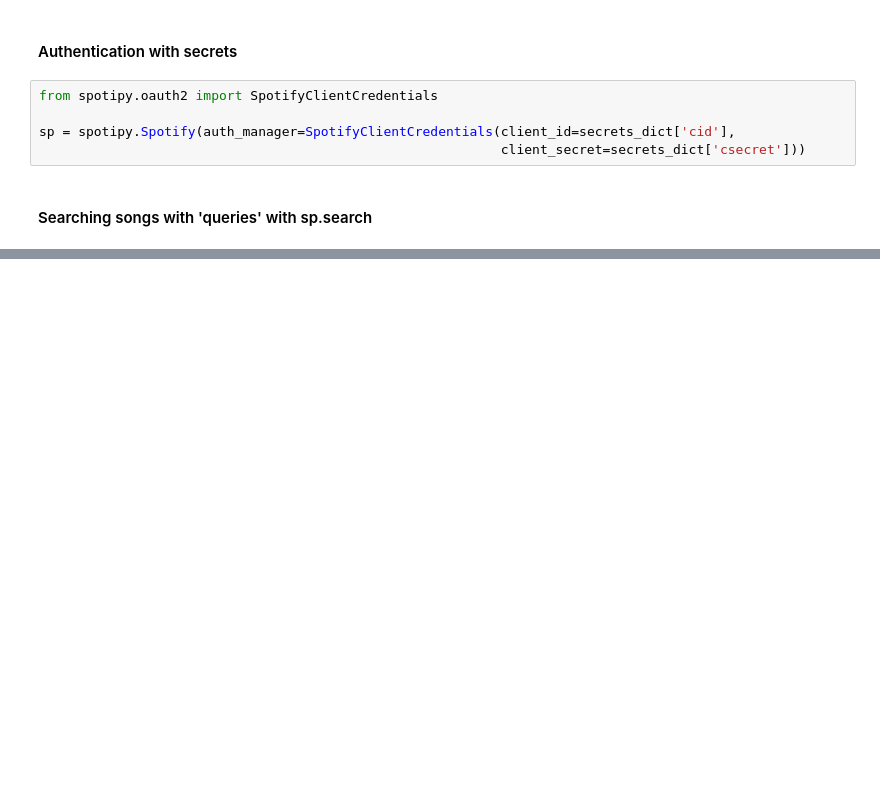
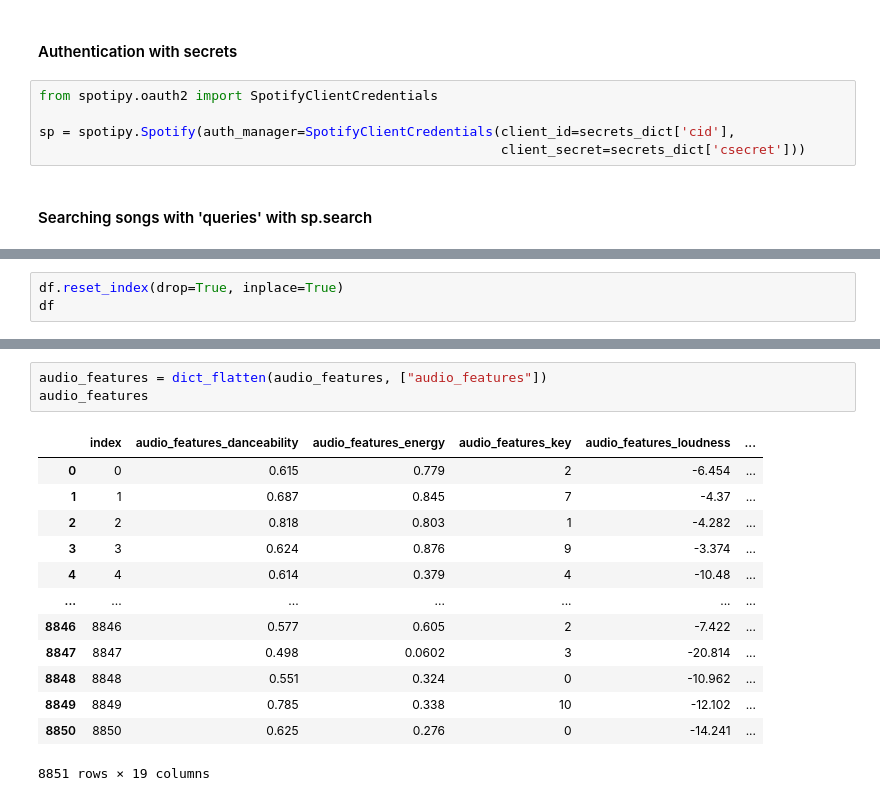
Before and after one commit to SangreNocturna/lab-api-wrappers, a Jupyter notebook: lab-api-wrappers.ipynb, the cells around one changed output, grey strips where cells are left out. Drawn from its saved outputs; the diff is of its cells as text; blank space fills up the shorter version.

```diff
--- a/lab-api-wrappers.ipynb
+++ b/lab-api-wrappers.ipynb
@@ -234,0 +122,3 @@ sp.audio_features(VideojuegosBienChingones['items'][0]['track']['uri'])
+# %%
+df.reset_index(drop=True, inplace=True)
+df
@@ -234,0 +210,17 @@ sp.audio_features(VideojuegosBienChingones['items'][0]['track']['uri'])
+# %%
+audio_features = dict_flatten(audio_features, ["audio_features"])
+audio_features
+# %% [output]
+|  | index | audio_features_danceability | audio_features_energy | audio_features_key | audio_features_loudness | ... |
+| 0 | 0 | 0.615 | 0.779 | 2 | -6.454 | ... |
+| 1 | 1 | 0.687 | 0.845 | 7 | -4.37 | ... |
+| 2 | 2 | 0.818 | 0.803 | 1 | -4.282 | ... |
+| 3 | 3 | 0.624 | 0.876 | 9 | -3.374 | ... |
+| 4 | 4 | 0.614 | 0.379 | 4 | -10.48 | ... |
+| ... | ... | ... | ... | ... | ... | ... |
+| 8846 | 8846 | 0.577 | 0.605 | 2 | -7.422 | ... |
+| 8847 | 8847 | 0.498 | 0.0602 | 3 | -20.814 | ... |
+| 8848 | 8848 | 0.551 | 0.324 | 0 | -10.962 | ... |
+| 8849 | 8849 | 0.785 | 0.338 | 10 | -12.102 | ... |
+| 8850 | 8850 | 0.625 | 0.276 | 0 | -14.241 | ... |
+8851 rows × 19 columns
```
Also changed, not shown: parts of 48 cells of this notebook.
